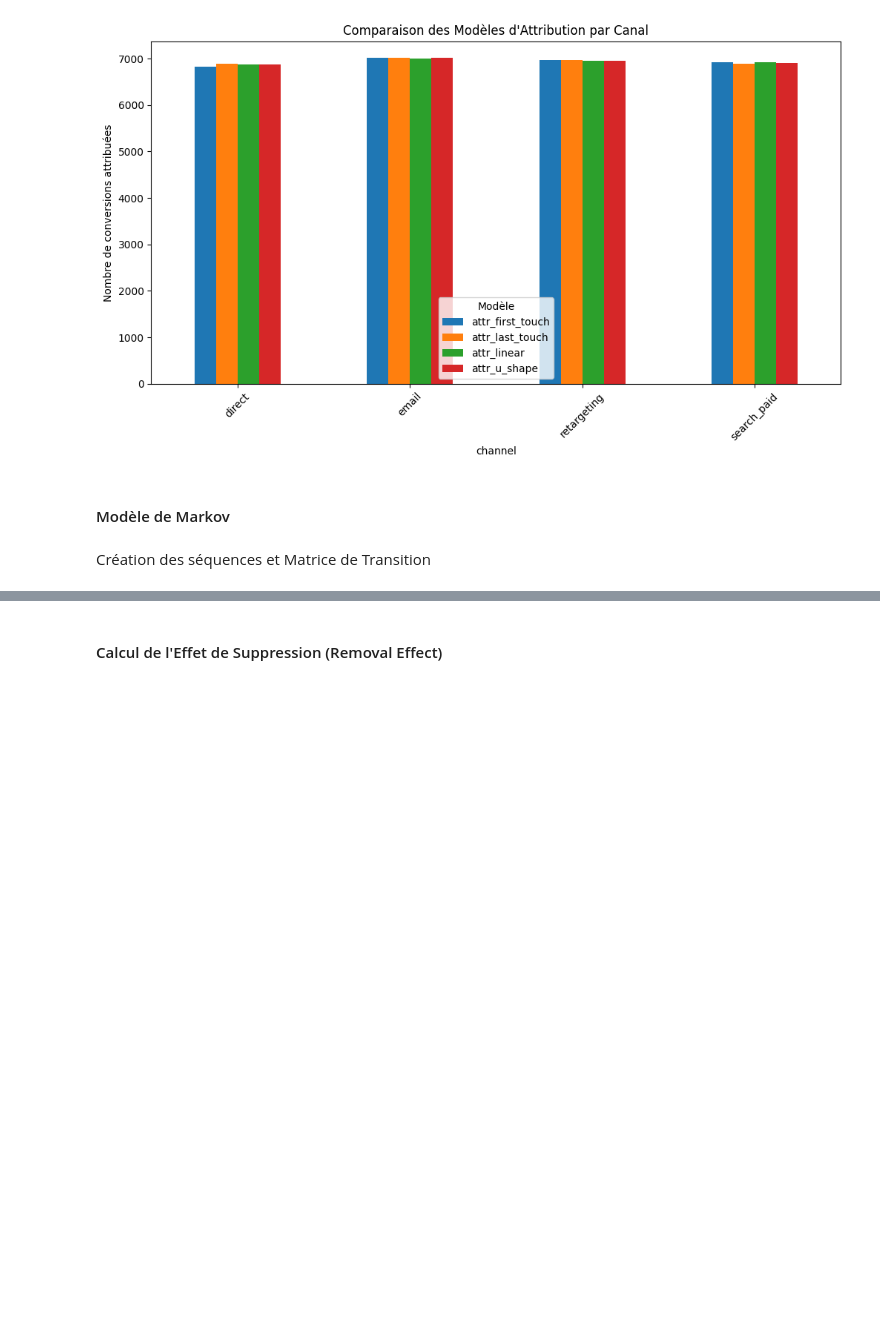
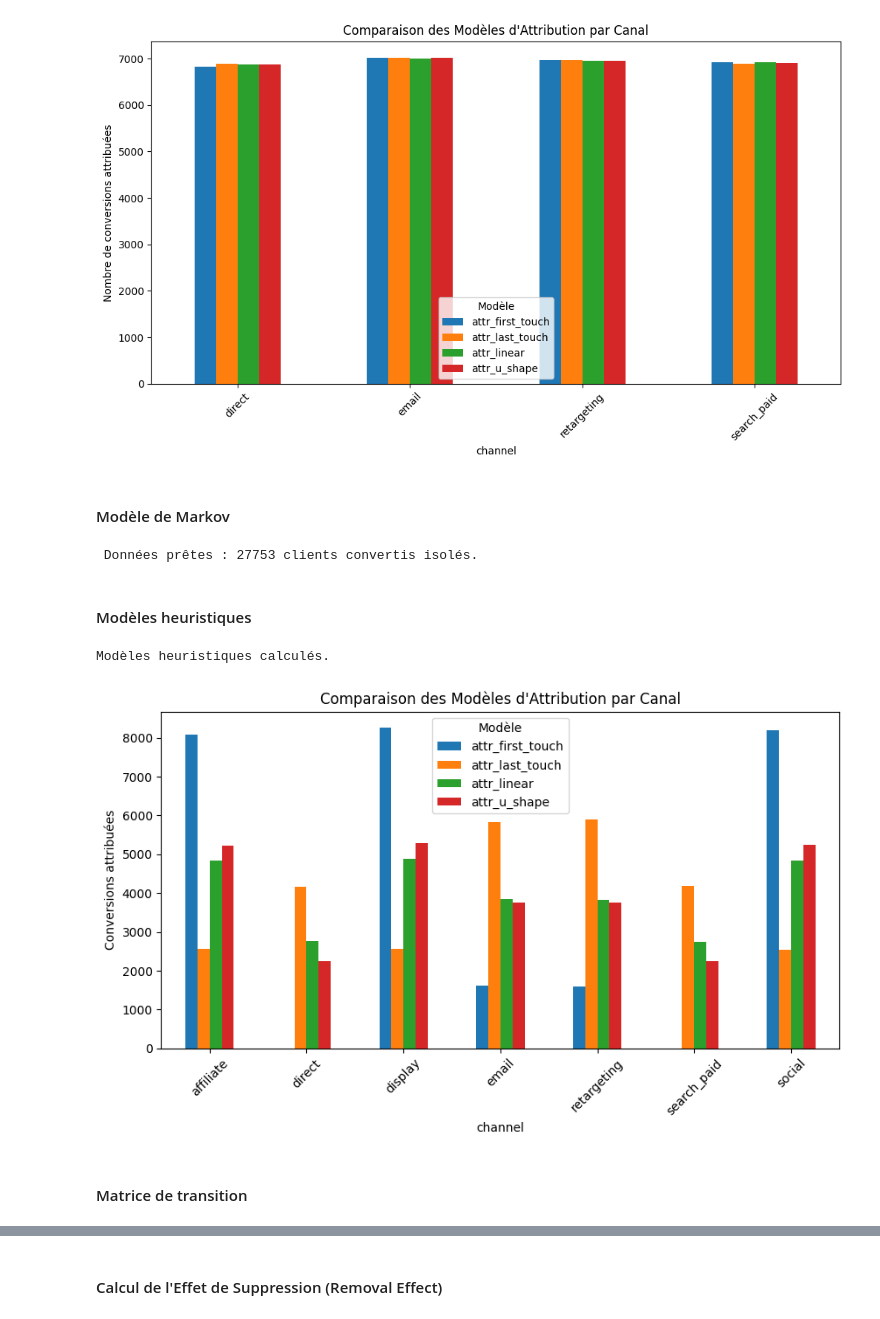
Before and after one commit to fds-imane/Data_Marketing, a Jupyter notebook: data_marketing_part_5.ipynb, the cells around one changed output, grey strips where cells are left out. Drawn from its saved outputs; the diff is of its cells as text; code cells hidden in the pictures; blank space fills up the shorter version.

```diff
--- a/data_marketing_part_5.ipynb
+++ b/data_marketing_part_5.ipynb
@@ -325,6 +325,71 @@ plt.show()
 [figure]
 # %% [markdown]
 #### Modèle de Markov
-# %% [markdown]
-Création des séquences et Matrice de Transition
+# %%
+
+# CELLULE 1 : PRÉPARATION DES DONNÉES
+import pandas as pd
+import numpy as np
+import matplotlib.pyplot as plt
+from collections import defaultdict
+
+# 1. On identifie les clients ayant converti
+converted_customers = touchpoints[touchpoints['converted'] == 1]['customer_id'].unique()
+
+# 2. On récupère tout l'historique de ces clients spécifiques
+df_conv = touchpoints[touchpoints['customer_id'].isin(converted_customers)].copy()
+
+# 3. On trie par client et par ordre chronologique
+df_conv = df_conv.sort_values(['customer_id', 'timestamp'])
+
+# 4. On calcule la position de chaque clic dans le parcours
+df_conv['position_in_path'] = df_conv.groupby('customer_id').cumcount() + 1
+df_conv['path_length'] = df_conv.groupby('customer_id')['touchpoint_id'].transform('count')
+
+print(f" Données prêtes : {len(converted_customers)} clients convertis isolés.")
+# %% [output]
+ Données prêtes : 27753 clients convertis isolés.
+# %% [markdown]
+#### Modèles heuristiques
+# %%
+
+# CELLULE 2 : MODÈLES HEURISTIQUES
+# 1. First Touch : 100% au premier clic
+df_conv['attr_first_touch'] = np.where(df_conv['position_in_path'] == 1, 1, 0)
+
+# 2. Last Touch : 100% au dernier clic
+df_conv['attr_last_touch'] = np.where(df_conv['position_in_path'] == df_conv['path_length'], 1, 0)
+
+# 3. Linéaire : 1 / Longueur totale du parcours
+df_conv['attr_linear'] = 1 / df_conv['path_length']
+
+# 4. Position-Based (U-Shape)
+def u_shape_attr(row):
+    if row['path_length'] == 1: return 1.0
+    if row['path_length'] == 2: return 0.5
+    if row['position_in_path'] == 1 or row['position_in_path'] == row['path_length']:
+        return 0.4
+    else:
+        return 0.2 / (row['path_length'] - 2)
+
+df_conv['attr_u_shape'] = df_conv.apply(u_shape_attr, axis=1)
+
+# Agrégation par canal
+attr_cols = ['attr_first_touch', 'attr_last_touch', 'attr_linear', 'attr_u_shape']
+attribution_results = df_conv.groupby('channel')[attr_cols].sum()
+
+print("Modèles heuristiques calculés.")
+
+# Visualisation
+attribution_results.plot(kind='bar', figsize=(10, 5))
+plt.title("Comparaison des Modèles d'Attribution par Canal")
+plt.ylabel("Conversions attribuées")
+plt.xticks(rotation=45)
+plt.legend(title='Modèle')
+plt.show()
+# %% [output]
+Modèles heuristiques calculés.
+[figure, added]
+# %% [markdown]
+#### Matrice de transition
 # %%
```
Also changed, not shown: parts of 5 cells of this notebook.
